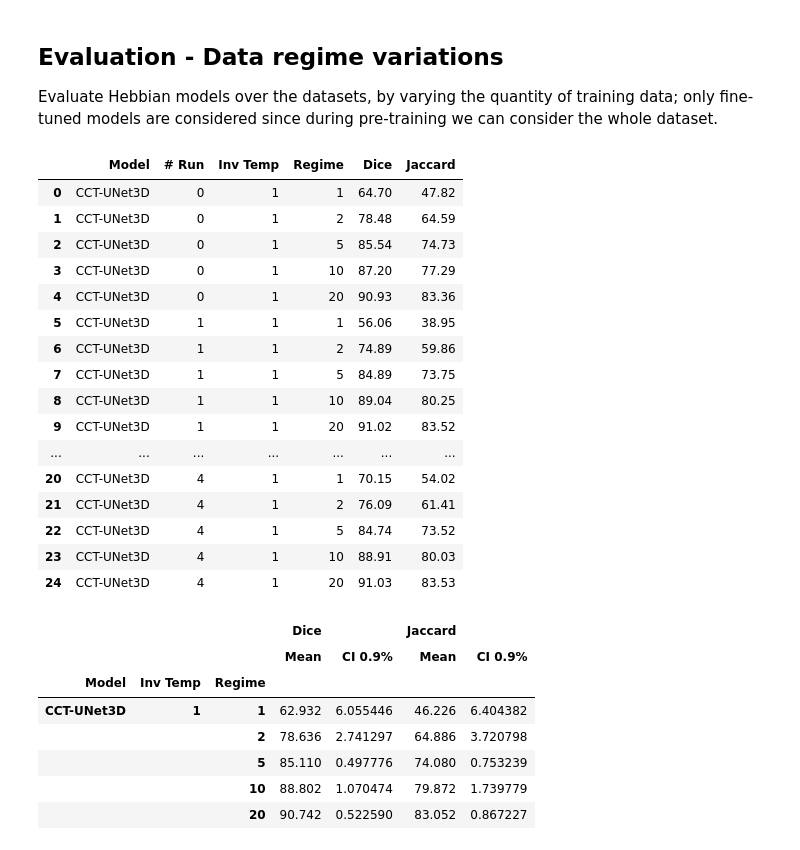
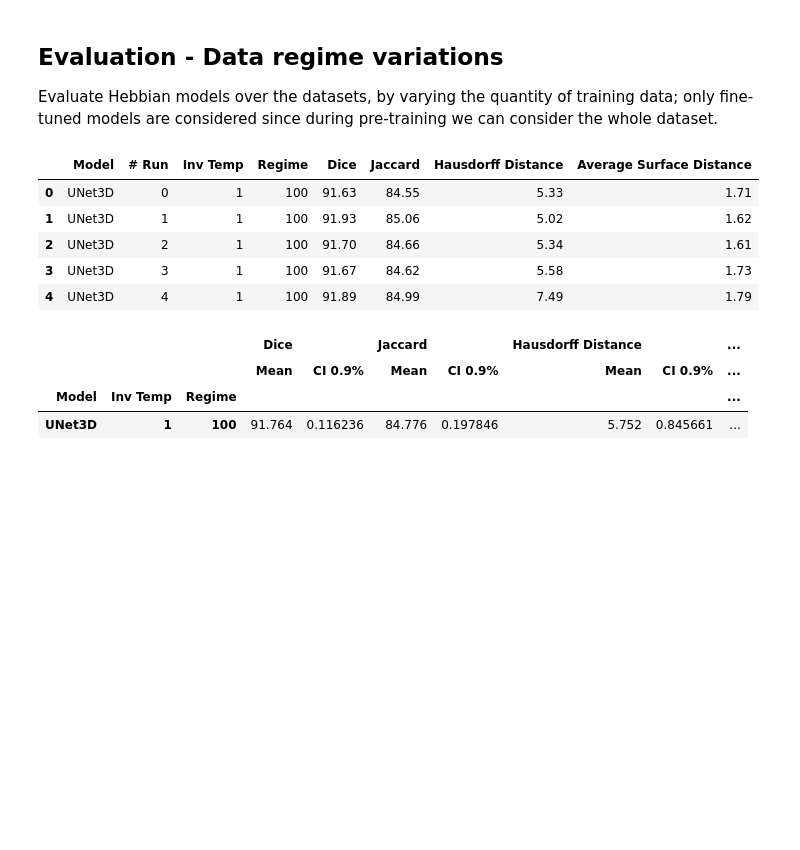
Before and after one commit to ciampluca/hebbian-bootstraping-semi-supervised-medical-imaging, a Jupyter notebook: show_3d.ipynb, the cells around one changed output. Drawn from its saved outputs; the diff is of its cells as text; code cells hidden in the pictures; blank space fills up the shorter version.

```diff
--- a/show_3d.ipynb
+++ b/show_3d.ipynb
@@ -260,13 +260,13 @@ EXP_ROOT = "./runs"
 REGIMES = ['1', '2', '5', '10', '20']
 
 runs = {
-    #'UNet3D': list(Path(EXP_ROOT + '/Atrial/semi_sup/').glob('kaiming_unet3d')),
+    'UNet3D': list(Path(EXP_ROOT + '/Atrial/semi_sup/').glob('kaiming_unet3d')),
     #'VNet': list(Path(EXP_ROOT + '/Atrial/semi_sup/').glob('kaiming_vnet')),
     #'EM-UNet3D': list(Path(EXP_ROOT + '/Atrial/semi_sup/').glob('kaiming_em_unet3d')),
     #'CPS-UNet3D': list(Path(EXP_ROOT + '/Atrial/semi_sup/').glob('kaiming_cps_unet3d')),
     #'UAMT-UNet3D': list(Path(EXP_ROOT + '/Atrial/semi_sup/').glob('kaiming_uamt_unet3d')),
     #'URPC-UNet3D': list(Path(EXP_ROOT + '/Atrial/semi_sup/').glob('kaiming_urpc_unet3d')),
-    'CCT-UNet3D': list(Path(EXP_ROOT + '/Atrial/semi_sup/').glob('kaiming_cct_unet3d')),
+    #'CCT-UNet3D': list(Path(EXP_ROOT + '/Atrial/semi_sup/').glob('kaiming_cct_unet3d')),
     #'DTC-UNet3D': list(Path(EXP_ROOT + '/Atrial/semi_sup/').glob('kaiming_dtc_unet3d')),
 }
 # %%
@@ -274,36 +274,21 @@ runs = {
 predictions = pd.concat([collect_all(k, r, 'test.csv', regimes=REGIMES, ignore_outliers=False) for k, v in runs.items() for r in v], ignore_index=True)
 # %%
 model_grouper = ['model', 'run_number', 'inv_temp', 'regime']
-metrics = compute_metrics(predictions, model_grouper, metric_names=['Dice', 'Jaccard'])
+metrics = compute_metrics(predictions, model_grouper, metric_names=['Dice', 'Jaccard', 'Hausdorff Distance', 'Average Surface Distance'])
 
 display(metrics)
 
-summary = summarize_metrics(metrics, metric_names=['Dice', 'Jaccard'], confidence_level=0.90)
+summary = summarize_metrics(metrics, metric_names=['Dice', 'Jaccard', 'Hausdorff Distance', 'Average Surface Distance'], confidence_level=0.90)
 
 display(summary)
 # %% [output]
-|  | Model | # Run | Inv Temp | Regime | Dice | Jaccard |
-| 0 | CCT-UNet3D | 0 | 1 | 1 | 64.70 | 47.82 |
-| 1 | CCT-UNet3D | 0 | 1 | 2 | 78.48 | 64.59 |
-| 2 | CCT-UNet3D | 0 | 1 | 5 | 85.54 | 74.73 |
-| 3 | CCT-UNet3D | 0 | 1 | 10 | 87.20 | 77.29 |
-| 4 | CCT-UNet3D | 0 | 1 | 20 | 90.93 | 83.36 |
-| 5 | CCT-UNet3D | 1 | 1 | 1 | 56.06 | 38.95 |
-| 6 | CCT-UNet3D | 1 | 1 | 2 | 74.89 | 59.86 |
-| 7 | CCT-UNet3D | 1 | 1 | 5 | 84.89 | 73.75 |
-| 8 | CCT-UNet3D | 1 | 1 | 10 | 89.04 | 80.25 |
-| 9 | CCT-UNet3D | 1 | 1 | 20 | 91.02 | 83.52 |
-| ... | ... | ... | ... | ... | ... | ... |
-| 20 | CCT-UNet3D | 4 | 1 | 1 | 70.15 | 54.02 |
-| 21 | CCT-UNet3D | 4 | 1 | 2 | 76.09 | 61.41 |
-| 22 | CCT-UNet3D | 4 | 1 | 5 | 84.74 | 73.52 |
-| 23 | CCT-UNet3D | 4 | 1 | 10 | 88.91 | 80.03 |
-| 24 | CCT-UNet3D | 4 | 1 | 20 | 91.03 | 83.53 |
+|  | Model | # Run | Inv Temp | Regime | Dice | Jaccard | Hausdorff Distance | Average Surface Distance |
+| 0 | UNet3D | 0 | 1 | 100 | 91.63 | 84.55 | 5.33 | 1.71 |
+| 1 | UNet3D | 1 | 1 | 100 | 91.93 | 85.06 | 5.02 | 1.62 |
+| 2 | UNet3D | 2 | 1 | 100 | 91.70 | 84.66 | 5.34 | 1.61 |
+| 3 | UNet3D | 3 | 1 | 100 | 91.67 | 84.62 | 5.58 | 1.73 |
+| 4 | UNet3D | 4 | 1 | 100 | 91.89 | 84.99 | 7.49 | 1.79 |
-|  |  |  | Dice |  | Jaccard |  |
-|  |  |  | Mean | CI 0.9% | Mean | CI 0.9% |
-| Model | Inv Temp | Regime |  |  |  |  |
-| CCT-UNet3D | 1 | 1 | 62.932 | 6.055446 | 46.226 | 6.404382 |
-|  |  | 2 | 78.636 | 2.741297 | 64.886 | 3.720798 |
-|  |  | 5 | 85.110 | 0.497776 | 74.080 | 0.753239 |
-|  |  | 10 | 88.802 | 1.070474 | 79.872 | 1.739779 |
-|  |  | 20 | 90.742 | 0.522590 | 83.052 | 0.867227 |
+|  |  |  | Dice |  | Jaccard |  | Hausdorff Distance |  | ... |
+|  |  |  | Mean | CI 0.9% | Mean | CI 0.9% | Mean | CI 0.9% | ... |
+| Model | Inv Temp | Regime |  |  |  |  |  |  | ... |
+| UNet3D | 1 | 100 | 91.764 | 0.116236 | 84.776 | 0.197846 | 5.752 | 0.845661 | ... |
```
Also changed, not shown: parts of 1 cell of this notebook, 20 other files.
